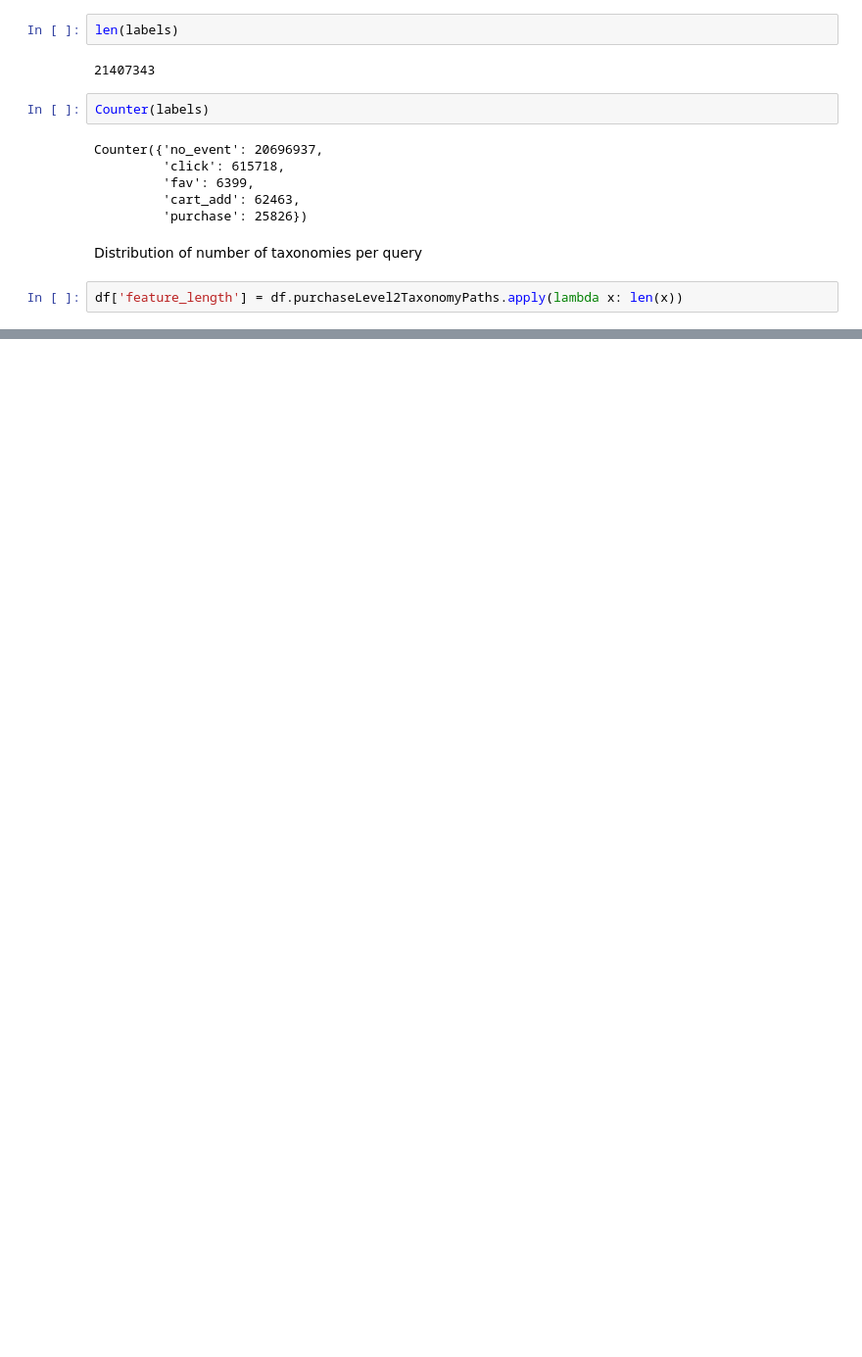
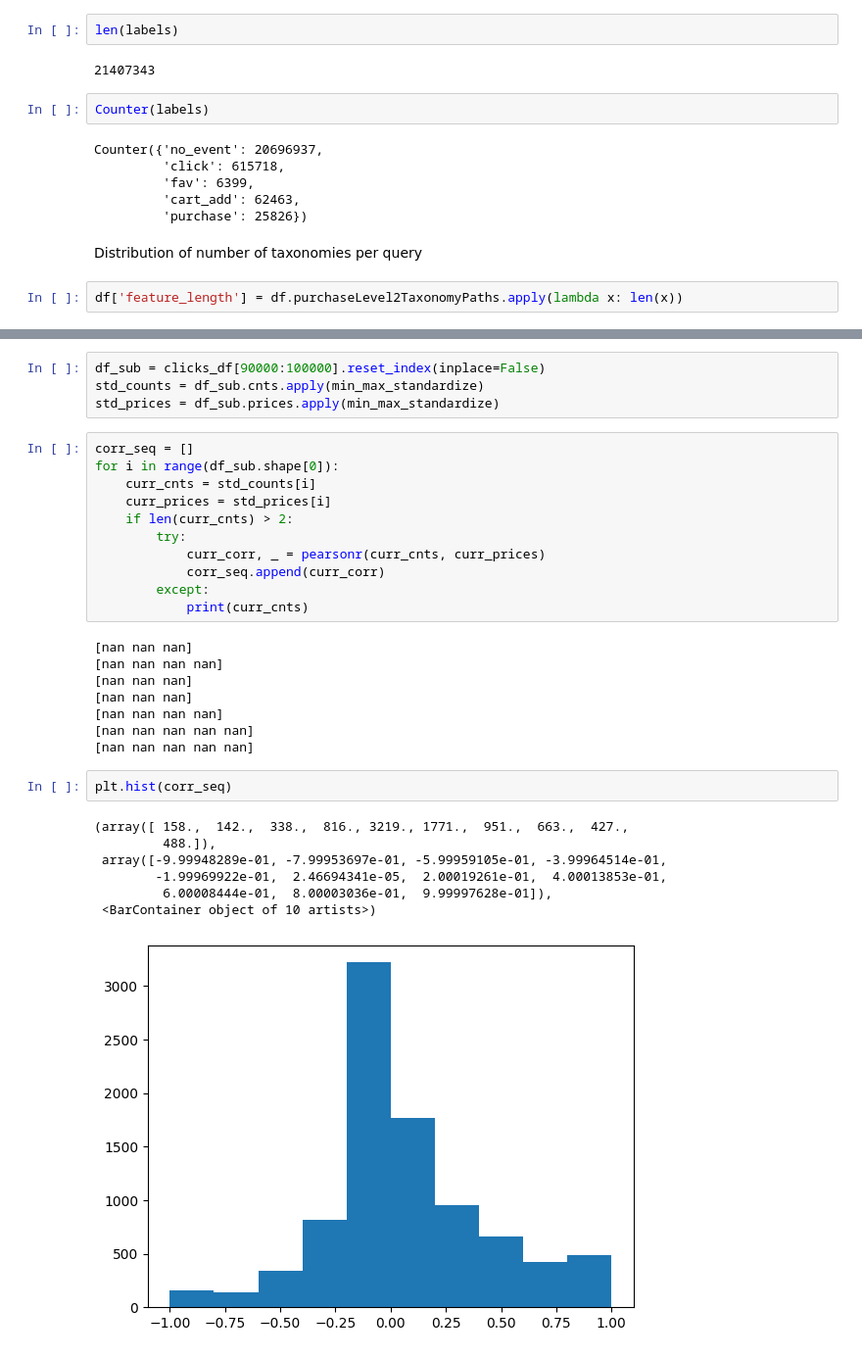
Before and after one commit to yqngzh/yzhang-adhoc-analysis, a Jupyter notebook: 2023Q3_taxo_diversity/1_taxo_diversity_data_understanding.ipynb, the cells around one changed output, grey strips where cells are left out. Shown: that part at 98% size. Cells and saved outputs as stored; diff of their text form; blank space fills up the shorter version.

```diff
--- a/2023Q3_taxo_diversity/1_taxo_diversity_data_understanding.ipynb
+++ b/2023Q3_taxo_diversity/1_taxo_diversity_data_understanding.ipynb
@@ -236,0 +294,33 @@ level2_click_cosine = []
+# %%
+df_sub = clicks_df[90000:100000].reset_index(inplace=False)
+std_counts = df_sub.cnts.apply(min_max_standardize)
+std_prices = df_sub.prices.apply(min_max_standardize)
+# %%
+corr_seq = []
+for i in range(df_sub.shape[0]):
+    curr_cnts = std_counts[i]
+    curr_prices = std_prices[i]
+    if len(curr_cnts) > 2:
+        try:
+            curr_corr, _ = pearsonr(curr_cnts, curr_prices)
+            corr_seq.append(curr_corr)
+        except:
+            print(curr_cnts)
+# %% [output]
+[nan nan nan]
+[nan nan nan nan]
+[nan nan nan]
+[nan nan nan]
+[nan nan nan nan]
+[nan nan nan nan nan]
+[nan nan nan nan nan]
+# %%
+plt.hist(corr_seq)
+# %% [output]
+(array([ 158.,  142.,  338.,  816., 3219., 1771.,  951.,  663.,  427.,
+         488.]),
+ array([-9.99948289e-01, -7.99953697e-01, -5.99959105e-01, -3.99964514e-01,
+        -1.99969922e-01,  2.46694341e-05,  2.00019261e-01,  4.00013853e-01,
+         6.00008444e-01,  8.00003036e-01,  9.99997628e-01]),
+ <BarContainer object of 10 artists>)
+[figure, added]
```
Also changed, not shown: parts of 44 cells of this notebook, 4 other files.
